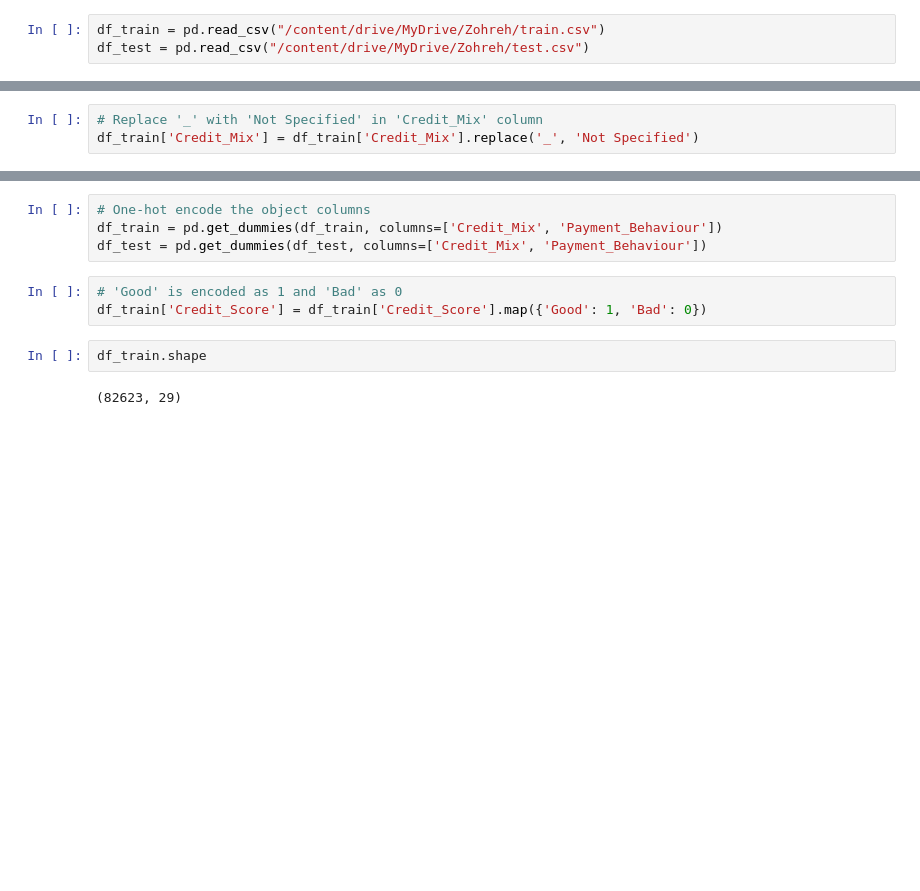
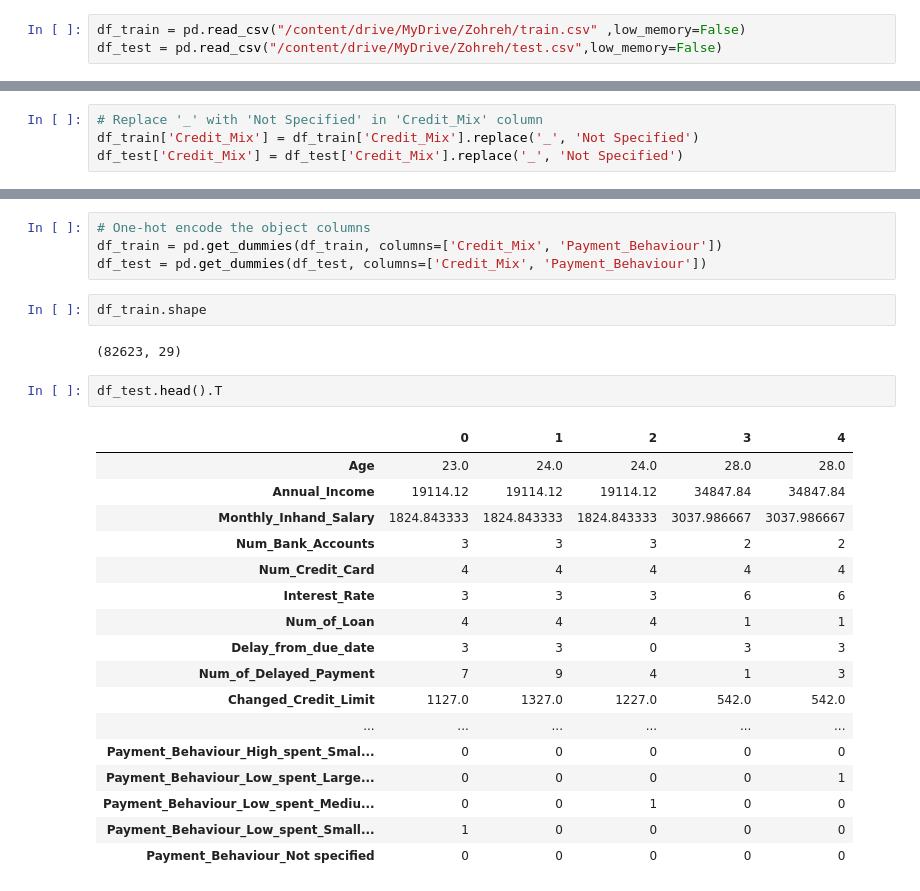
Before and after one commit to zizo155/Credit-Score-Classification, a Jupyter notebook: Credit Score Classification.ipynb, the cells around one changed output, grey strips where cells are left out. Cells and saved outputs as stored; diff of their text form; blank space fills up the shorter version.

```diff
--- a/Credit Score Classification.ipynb
+++ b/Credit Score Classification.ipynb
@@ -6,6 +14,6 @@ import seaborn as sns
 # %%
-df_train = pd.read_csv("/content/drive/MyDrive/Zohreh/train.csv")
-df_test = pd.read_csv("/content/drive/MyDrive/Zohreh/test.csv")
+df_train = pd.read_csv("/content/drive/MyDrive/Zohreh/train.csv" ,low_memory=False)
+df_test = pd.read_csv("/content/drive/MyDrive/Zohreh/test.csv",low_memory=False)
 # %%
 df_train.head()
 # %% [output]
@@ -569,6 +577,7 @@ Name: Credit_Mix, dtype: int64
 # %%
 # Replace '_' with 'Not Specified' in 'Credit_Mix' column
 df_train['Credit_Mix'] = df_train['Credit_Mix'].replace('_', 'Not Specified')
+df_test['Credit_Mix'] = df_test['Credit_Mix'].replace('_', 'Not Specified')
 # %%
 df_train['Outstanding_Debt'].head(20)
 # %% [output]
@@ -921,10 +930,27 @@ df_test.drop(['Month', 'Occupation', 'Type_of_Loan', 'Payment_of_Min_Amount'], a
 # One-hot encode the object columns
 df_train = pd.get_dummies(df_train, columns=['Credit_Mix', 'Payment_Behaviour'])
 df_test = pd.get_dummies(df_test, columns=['Credit_Mix', 'Payment_Behaviour'])
-# %%
-# 'Good' is encoded as 1 and 'Bad' as 0
-df_train['Credit_Score'] = df_train['Credit_Score'].map({'Good': 1, 'Bad': 0})
 # %%
 df_train.shape
 # %% [output]
 (82623, 29)
+# %%
+df_test.head().T
+# %% [output]
+|  | 0 | 1 | 2 | 3 | 4 |
+| Age | 23.0 | 24.0 | 24.0 | 28.0 | 28.0 |
+| Annual_Income | 19114.12 | 19114.12 | 19114.12 | 34847.84 | 34847.84 |
+| Monthly_Inhand_Salary | 1824.843333 | 1824.843333 | 1824.843333 | 3037.986667 | 3037.986667 |
+| Num_Bank_Accounts | 3 | 3 | 3 | 2 | 2 |
+| Num_Credit_Card | 4 | 4 | 4 | 4 | 4 |
+| Interest_Rate | 3 | 3 | 3 | 6 | 6 |
+| Num_of_Loan | 4 | 4 | 4 | 1 | 1 |
+| Delay_from_due_date | 3 | 3 | 0 | 3 | 3 |
+| Num_of_Delayed_Payment | 7 | 9 | 4 | 1 | 3 |
+| Changed_Credit_Limit | 1127.0 | 1327.0 | 1227.0 | 542.0 | 542.0 |
+| ... | ... | ... | ... | ... | ... |
+| Payment_Behaviour_High_spent_Smal... | 0 | 0 | 0 | 0 | 0 |
+| Payment_Behaviour_Low_spent_Large... | 0 | 0 | 0 | 0 | 1 |
+| Payment_Behaviour_Low_spent_Mediu... | 0 | 0 | 1 | 0 | 0 |
+| Payment_Behaviour_Low_spent_Small... | 1 | 0 | 0 | 0 | 0 |
+| Payment_Behaviour_Not specified | 0 | 0 | 0 | 0 | 0 |
```
Also changed, not shown: parts of 12 cells of this notebook.
